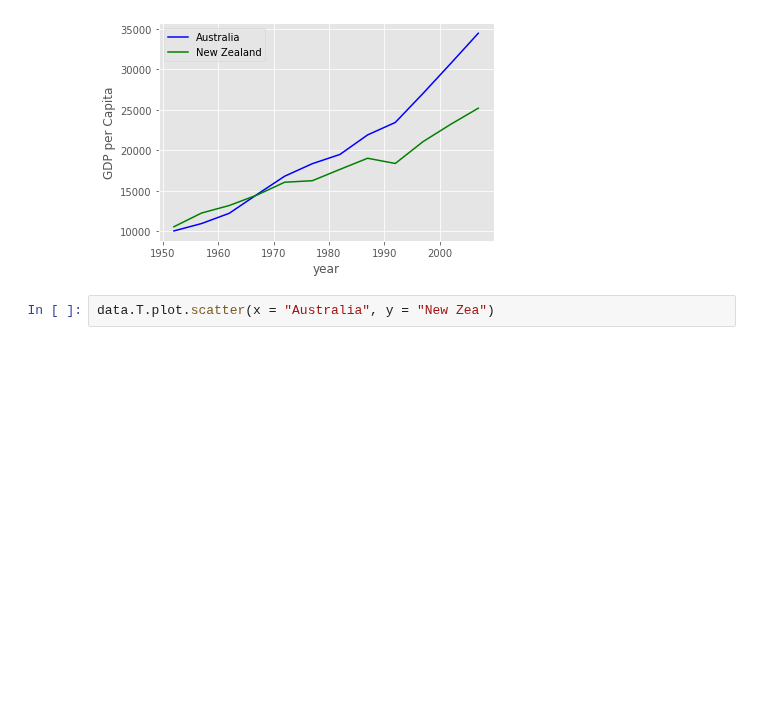
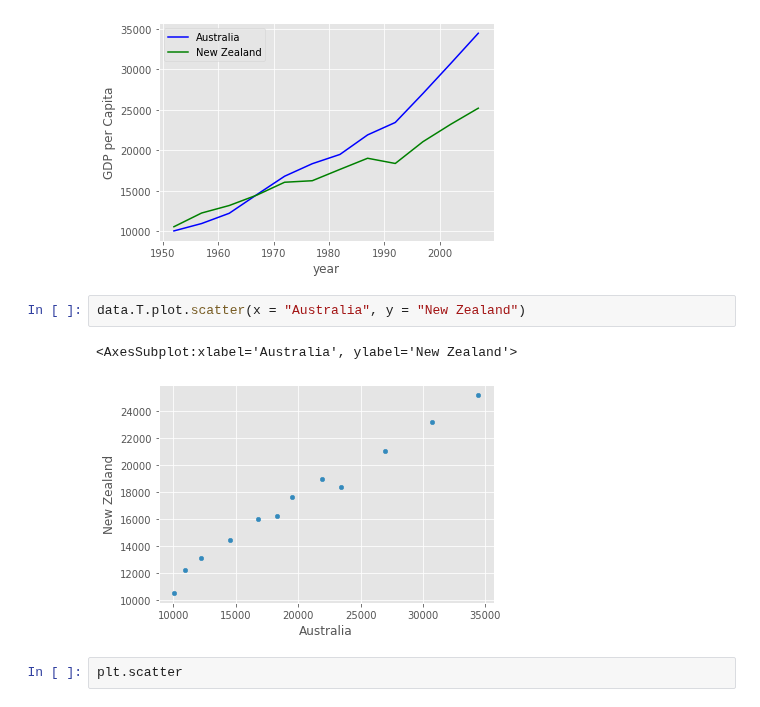
Before and after one commit to ubvu/2024-06-04-python, a Jupyter notebook: notebooks/Analyzing_Data.ipynb, the cells around one changed output. Drawn from its saved outputs; the diff is of its cells as text; blank space fills up the shorter version.

```diff
--- a/notebooks/Analyzing_Data.ipynb
+++ b/notebooks/Analyzing_Data.ipynb
@@ -274,4 +274,9 @@ plt.ylabel("GDP per Capita")
 Text(0, 0.5, 'GDP per Capita')
 [figure]
 # %%
-data.T.plot.scatter(x = "Australia", y = "New Zea")
+data.T.plot.scatter(x = "Australia", y = "New Zealand")
+# %% [output]
+<AxesSubplot:xlabel='Australia', ylabel='New Zealand'>
+[figure, added]
+# %%
+plt.scatter
```
